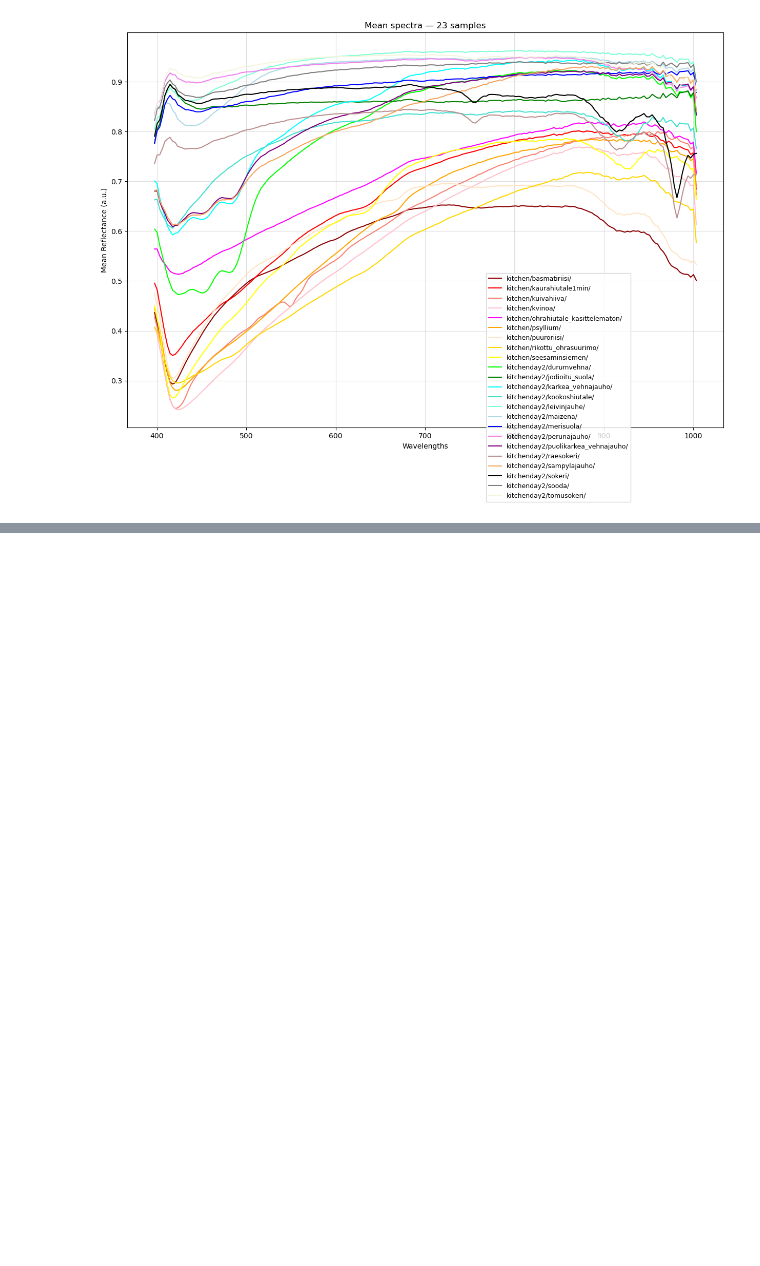
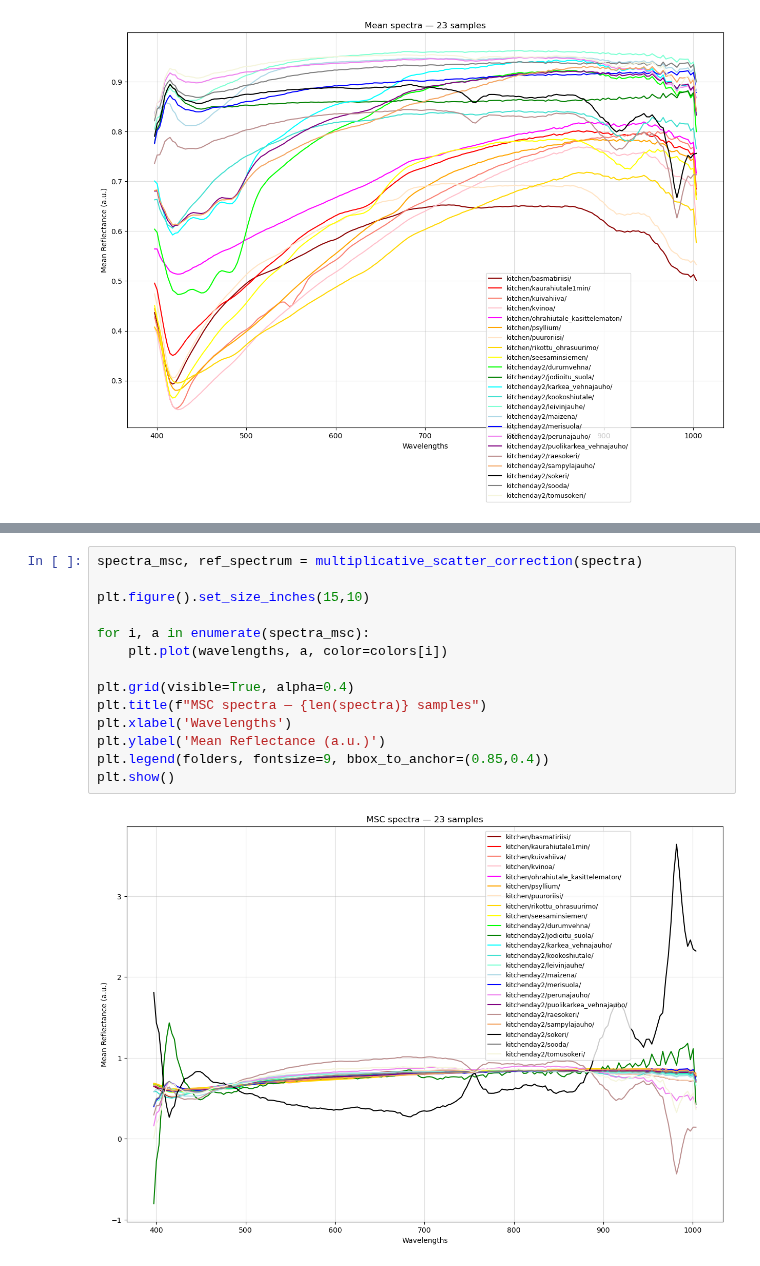
Before and after one commit to annitarvainen/tutkimusprojekti, a Jupyter notebook: projekti_infotekstit.ipynb, the cells around one changed output, grey strips where cells are left out. Drawn from its saved outputs; the diff is of its cells as text; blank space fills up the shorter version.

Commit message:
Attempted to add some sort of variation figure to projekti_infotekstit. Updated Oppimispäiväkirja.

```diff
--- a/projekti_infotekstit.ipynb
+++ b/projekti_infotekstit.ipynb
@@ -404,0 +405,16 @@ plt.show()
+# %%
+spectra_msc, ref_spectrum = multiplicative_scatter_correction(spectra)
+
+plt.figure().set_size_inches(15,10)
+
+for i, a in enumerate(spectra_msc):
+    plt.plot(wavelengths, a, color=colors[i])
+
+plt.grid(visible=True, alpha=0.4)
+plt.title(f"MSC spectra — {len(spectra)} samples")
+plt.xlabel('Wavelengths')
+plt.ylabel('Mean Reflectance (a.u.)')
+plt.legend(folders, fontsize=9, bbox_to_anchor=(0.85,0.4))
+plt.show()
+# %% [output]
+[figure, added]
```
Also changed, not shown: parts of 4 cells of this notebook, 1 other file.
